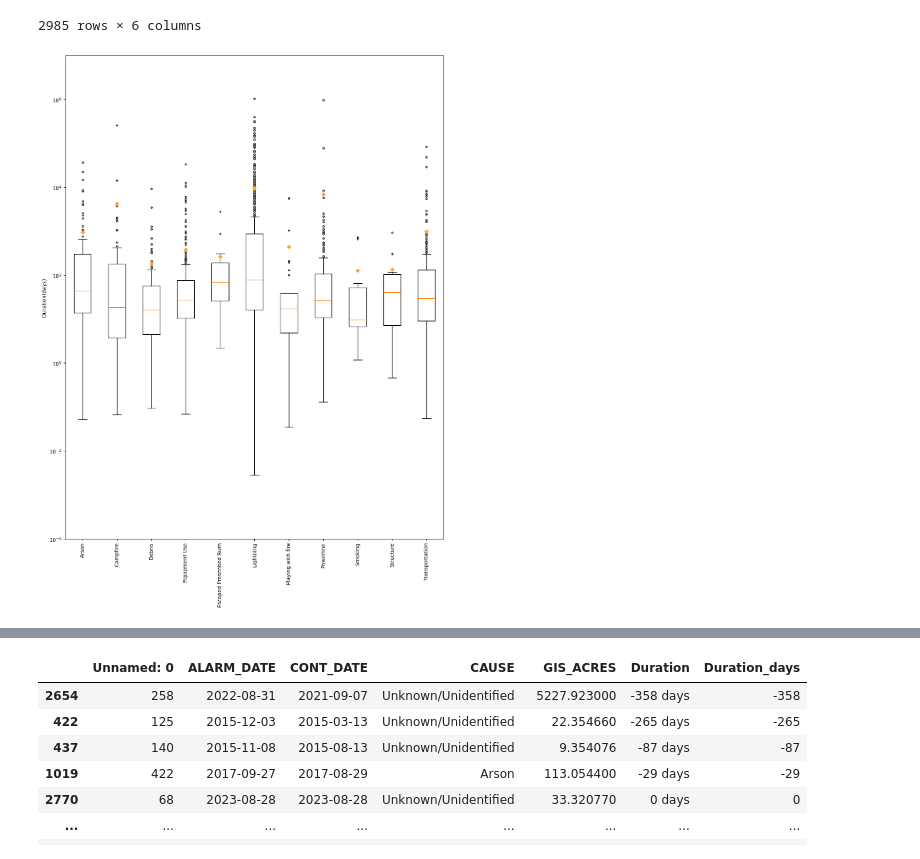
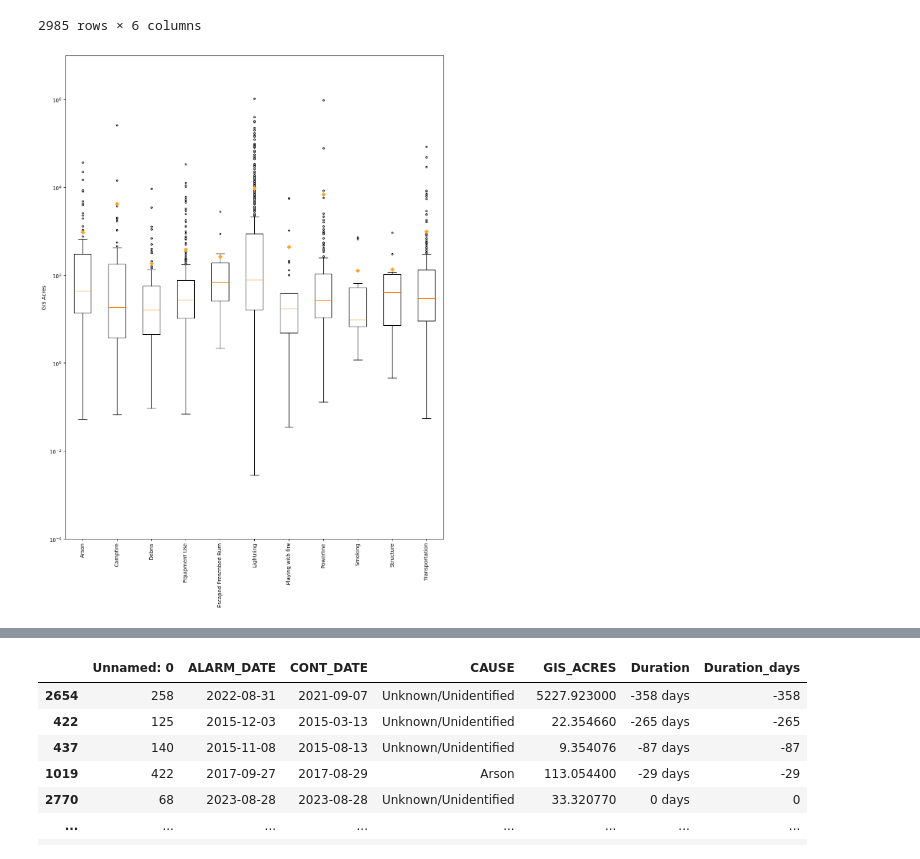
Before and after one commit to epsilonite/pandas-project, a Jupyter notebook: California Wildfire Seasonality/Long/Merged_Ignition_Source.ipynb, the cells around one changed output, grey strips where cells are left out. Cells and saved outputs as stored; diff of their text form; code cells hidden in the pictures.

```diff
--- a/California Wildfire Seasonality/Long/Merged_Ignition_Source.ipynb
+++ b/California Wildfire Seasonality/Long/Merged_Ignition_Source.ipynb
@@ -55,26 +55,27 @@ For example, when doing 'df[col].method(value, inplace=True)', try using 'df.met
 # %%
 cause_list = fire_data_merged_df['CAUSE'].unique()
 value_to_remove = 'Miscellaneous'
 new_arr = cause_list[cause_list != value_to_remove]
 value_to_remove = 'Unknown/Unidentified'
 cause_list = new_arr[new_arr != value_to_remove]
 cause_gis = fire_data_merged_df[fire_data_merged_df['CAUSE'].isin(cause_list)]
 grouped_data = cause_gis.groupby('CAUSE')['GIS_ACRES'].apply(list)
 
 # # Create a box plot
 # Highlight potential outliers by changing their color or style
 plt.figure(figsize=(11,15))
 meanprops = dict(marker='D', markeredgecolor='none',markerfacecolor='#ffa425')
 plt.boxplot(grouped_data.values, tick_labels=grouped_data.index, showfliers=True, patch_artist=False,
             flierprops=dict(marker='o', markerfacecolor='#ccc', markersize=3), meanprops = meanprops,showmeans = True
 )
 
 # Add labels and title
 plt.ylim(0.0001, 10000000)
 plt.xticks(rotation=90)
-plt.ylabel('Duration(days)')
+plt.ylabel('GIS Acres')
 plt.yscale('log')
 plt.tight_layout()
+plt.savefig("outputs/acres_boxplot_all.png")
 plt.show()
 # %% [output]
-[figure, old version]
+[figure, new version]
```
Also changed, not shown: parts of 8 cells of this notebook, 4 other files.
